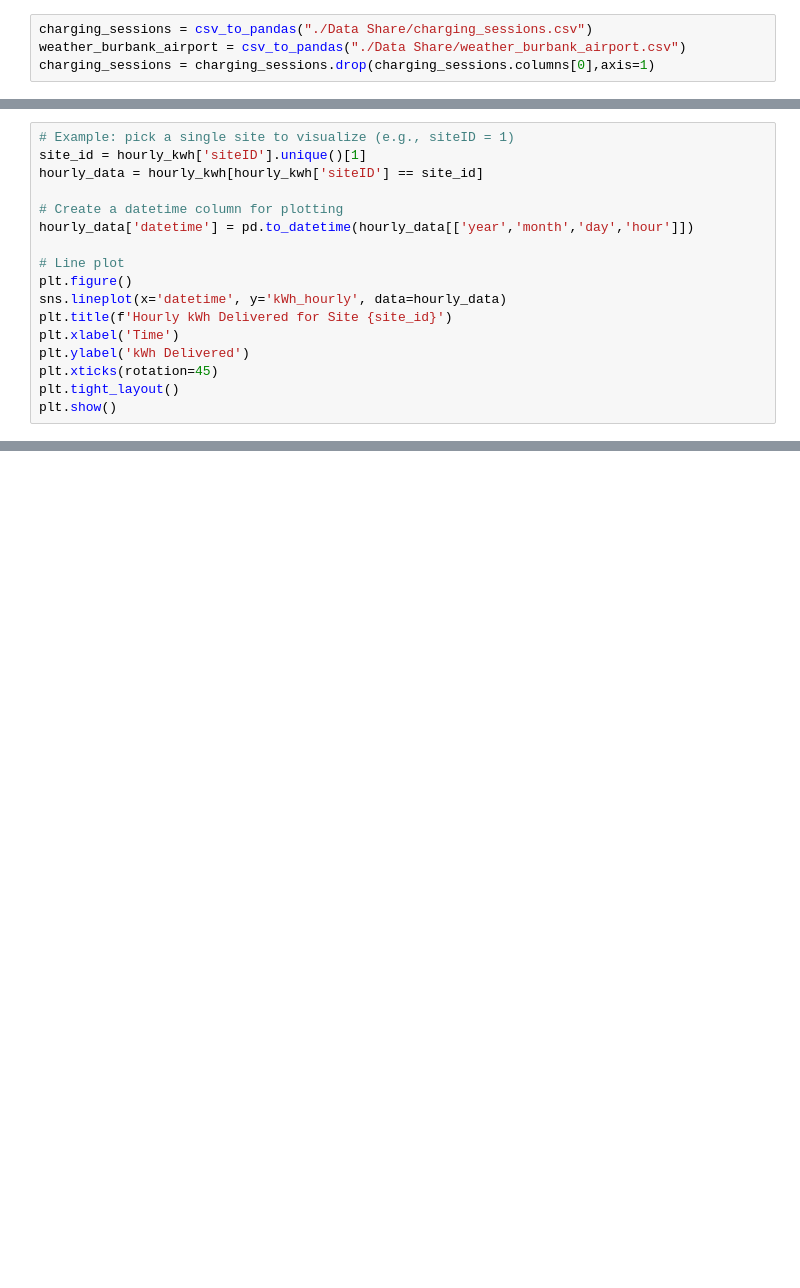
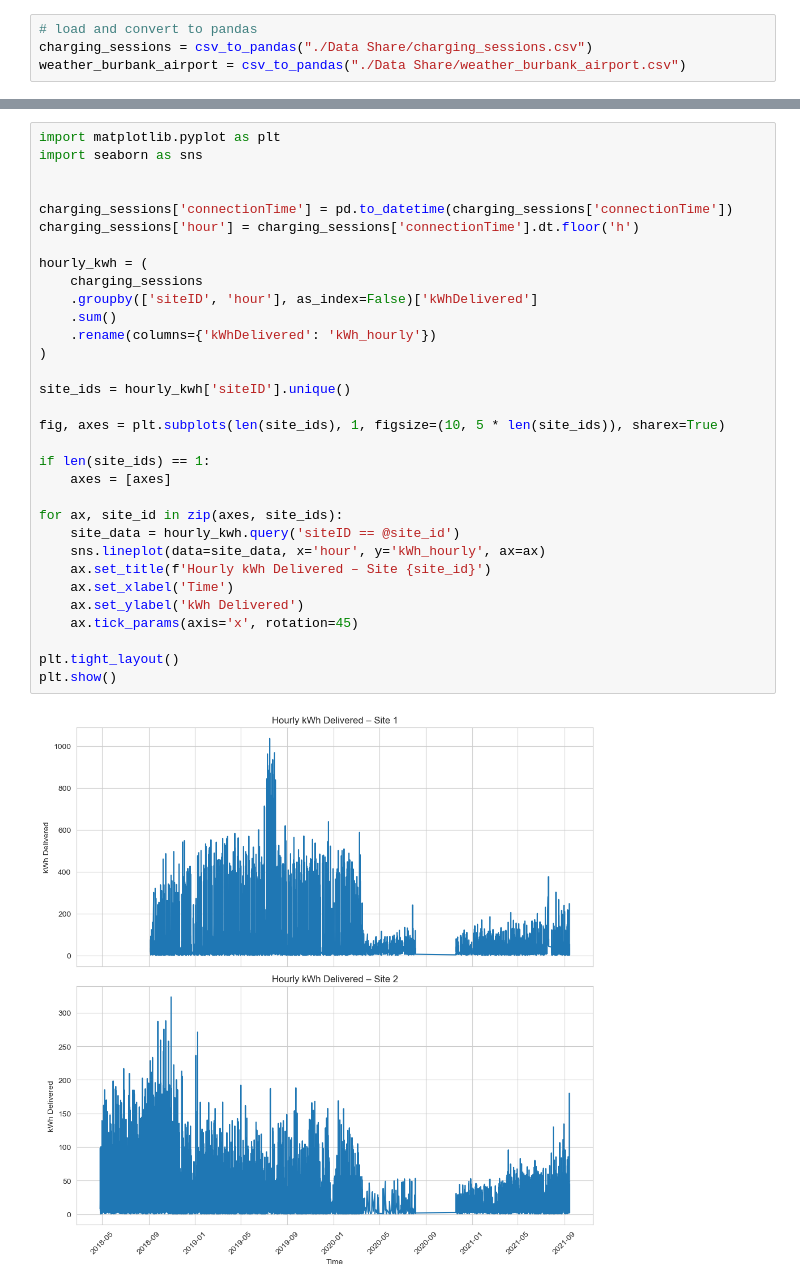
Before and after one commit to dfd0430/wiso, a Jupyter notebook: main.ipynb, the cells around one changed output, grey strips where cells are left out. Cells and saved outputs as stored; diff of their text form; blank space fills up the shorter version.

```diff
--- a/main.ipynb
+++ b/main.ipynb
@@ -16,4 +14,4 @@ IndentationError: unindent does not match any outer indentation level (<string>,
 # %%
+# load and convert to pandas
 charging_sessions = csv_to_pandas("./Data Share/charging_sessions.csv")
 weather_burbank_airport = csv_to_pandas("./Data Share/weather_burbank_airport.csv")
-charging_sessions = charging_sessions.drop(charging_sessions.columns[0],axis=1)
@@ -208,17 +46,0 @@ See the caveats in the documentation: https://pandas.pydata.org/pandas-docs/stab
-# %%
-# Example: pick a single site to visualize (e.g., siteID = 1)
-site_id = hourly_kwh['siteID'].unique()[1]
-hourly_data = hourly_kwh[hourly_kwh['siteID'] == site_id]
-
-# Create a datetime column for plotting
-hourly_data['datetime'] = pd.to_datetime(hourly_data[['year','month','day','hour']])
-
-# Line plot
-plt.figure()
-sns.lineplot(x='datetime', y='kWh_hourly', data=hourly_data)
-plt.title(f'Hourly kWh Delivered for Site {site_id}')
-plt.xlabel('Time')
-plt.ylabel('kWh Delivered')
-plt.xticks(rotation=45)
-plt.tight_layout()
-plt.show()
@@ -231,0 +47,34 @@ See the caveats in the documentation: https://pandas.pydata.org/pandas-docs/stab
+# %%
+import matplotlib.pyplot as plt
+import seaborn as sns
+
+
+charging_sessions['connectionTime'] = pd.to_datetime(charging_sessions['connectionTime'])
+charging_sessions['hour'] = charging_sessions['connectionTime'].dt.floor('h')
+
+hourly_kwh = (
+    charging_sessions
+    .groupby(['siteID', 'hour'], as_index=False)['kWhDelivered']
+    .sum()
+    .rename(columns={'kWhDelivered': 'kWh_hourly'})
+)
+
+site_ids = hourly_kwh['siteID'].unique()
+
+fig, axes = plt.subplots(len(site_ids), 1, figsize=(10, 5 * len(site_ids)), sharex=True)
+
+if len(site_ids) == 1:
+    axes = [axes]
+
+for ax, site_id in zip(axes, site_ids):
+    site_data = hourly_kwh.query('siteID == @site_id')
+    sns.lineplot(data=site_data, x='hour', y='kWh_hourly', ax=ax)
+    ax.set_title(f'Hourly kWh Delivered – Site {site_id}')
+    ax.set_xlabel('Time')
+    ax.set_ylabel('kWh Delivered')
+    ax.tick_params(axis='x', rotation=45)
+
+plt.tight_layout()
+plt.show()
+# %% [output]
+[figure, added]
```
Also changed, not shown: parts of 10 cells of this notebook.
